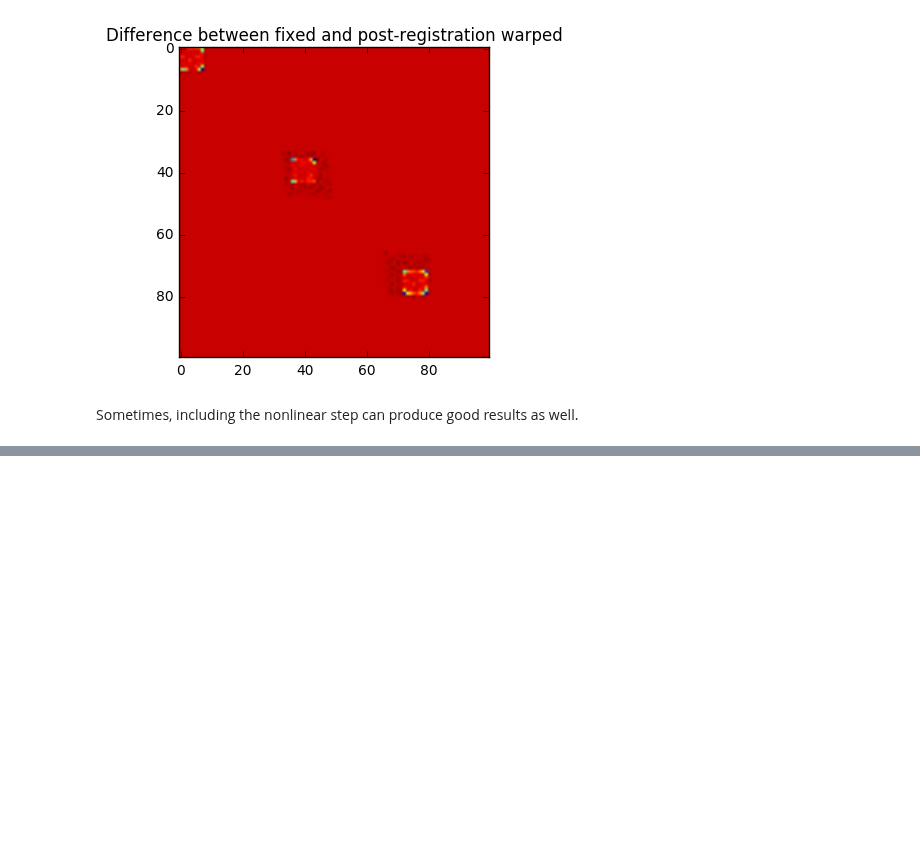
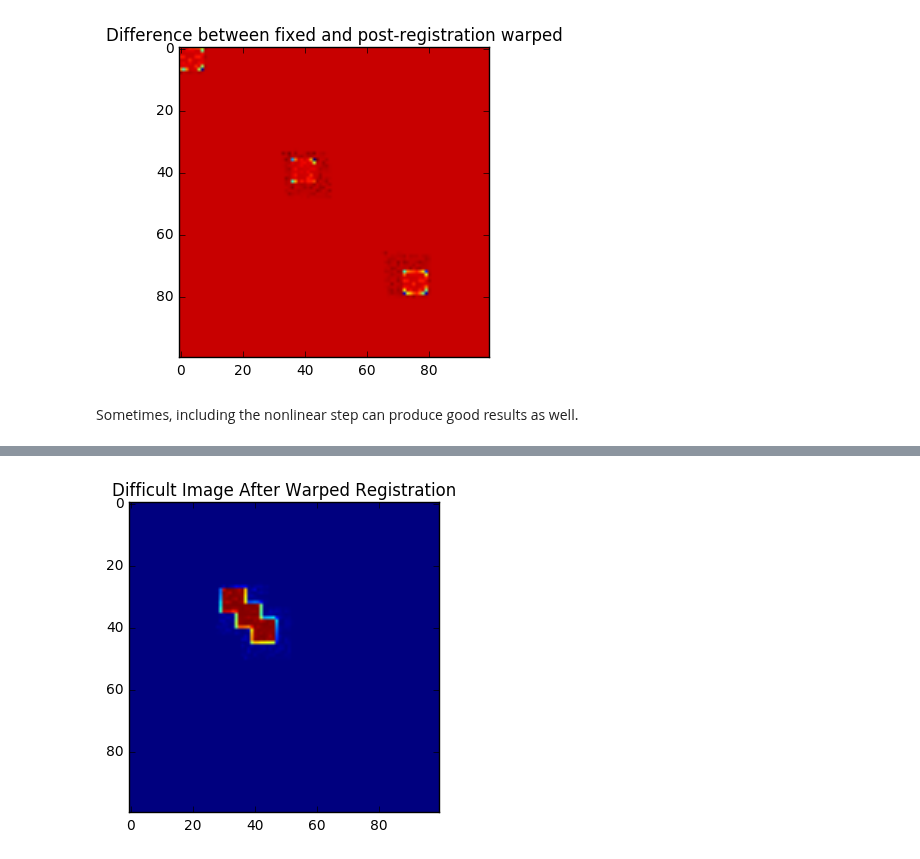
Before and after one commit to NeuroDataDesign/pan-synapse, a Jupyter notebook: background/ANTs_Registration.ipynb, the cells around one changed output, grey strips where cells are left out. Saved outputs shown, nothing was run; the diff lists cells and outputs as text; code cells hidden in the pictures; blank space fills up the shorter version.

```diff
--- a/background/ANTs_Registration.ipynb
+++ b/background/ANTs_Registration.ipynb
@@ -345,0 +406,9 @@ Sometimes, including the nonlinear step can produce good results as well.
+# %%
+diff_sim_reg2 = os.path.join('DIFF_SIM2.nii.gz')
+img = nib.load(diff_sim_reg2)
+img_data_diff2 = img.get_data()
+plt.imshow(img_data_diff2)
+plt.title('Difficult Image After Warped Registration')
+plt.show()
+# %% [output]
+[figure, added]
```
Also changed, not shown: parts of 8 cells of this notebook, 4 other files.
